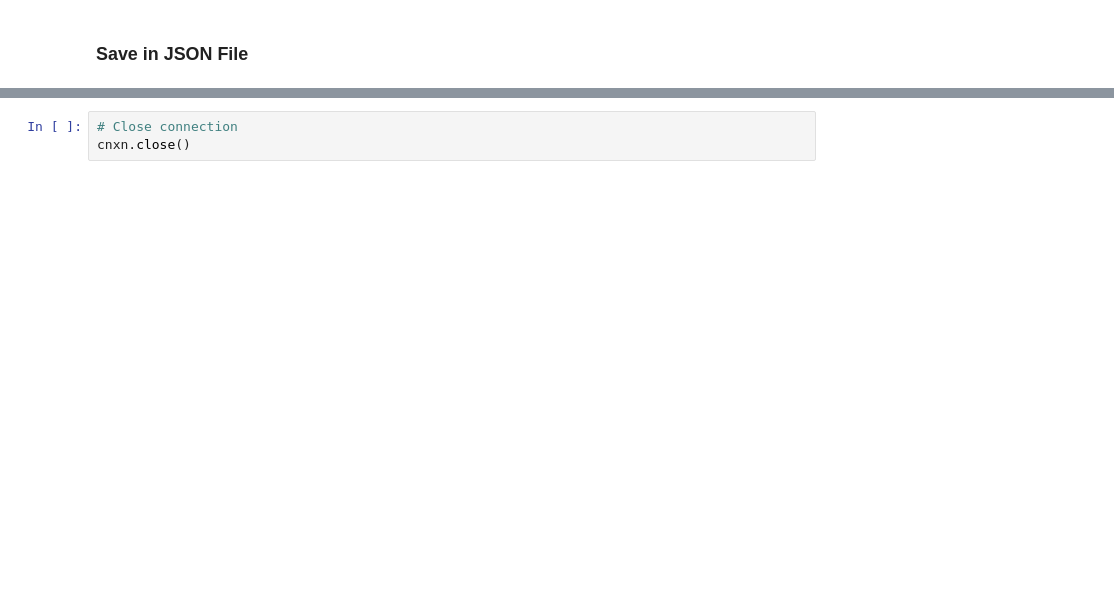
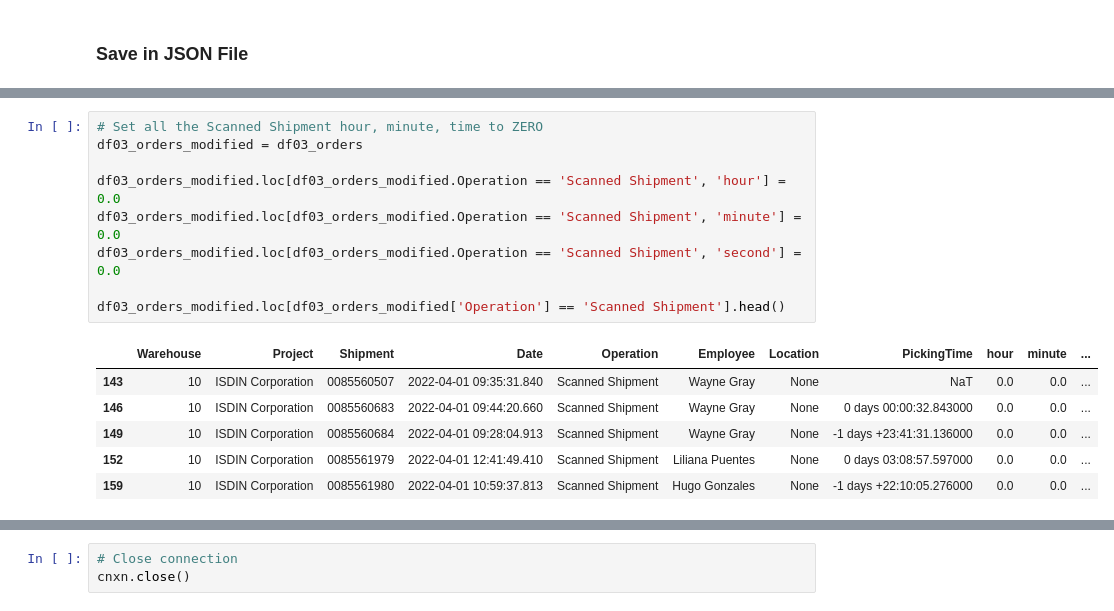
Before and after one commit to wdsrx/data_exploration, a Jupyter notebook: Operations.ipynb, the cells around one changed output, grey strips where cells are left out. Drawn from its saved outputs; the diff is of its cells as text; blank space fills up the shorter version.

```diff
--- a/Operations.ipynb
+++ b/Operations.ipynb
@@ -538,0 +543,16 @@ df03_group.tail(50)
+# %%
+# Set all the Scanned Shipment hour, minute, time to ZERO
+df03_orders_modified = df03_orders
+
+df03_orders_modified.loc[df03_orders_modified.Operation == 'Scanned Shipment', 'hour'] = 0.0
+df03_orders_modified.loc[df03_orders_modified.Operation == 'Scanned Shipment', 'minute'] = 0.0
+df03_orders_modified.loc[df03_orders_modified.Operation == 'Scanned Shipment', 'second'] = 0.0
+
+df03_orders_modified.loc[df03_orders_modified['Operation'] == 'Scanned Shipment'].head()
+# %% [output]
+|  | Warehouse | Project | Shipment | Date | Operation | Employee | Location | PickingTime | hour | minute | ... |
+| 143 | 10 | ISDIN Corporation | 0085560507 | 2022-04-01 09:35:31.840 | Scanned Shipment | Wayne Gray | None | NaT | 0.0 | 0.0 | ... |
+| 146 | 10 | ISDIN Corporation | 0085560683 | 2022-04-01 09:44:20.660 | Scanned Shipment | Wayne Gray | None | 0 days 00:00:32.843000 | 0.0 | 0.0 | ... |
+| 149 | 10 | ISDIN Corporation | 0085560684 | 2022-04-01 09:28:04.913 | Scanned Shipment | Wayne Gray | None | -1 days +23:41:31.136000 | 0.0 | 0.0 | ... |
+| 152 | 10 | ISDIN Corporation | 0085561979 | 2022-04-01 12:41:49.410 | Scanned Shipment | Liliana Puentes | None | 0 days 03:08:57.597000 | 0.0 | 0.0 | ... |
+| 159 | 10 | ISDIN Corporation | 0085561980 | 2022-04-01 10:59:37.813 | Scanned Shipment | Hugo Gonzales | None | -1 days +22:10:05.276000 | 0.0 | 0.0 | ... |
```
Also changed, not shown: parts of 47 cells of this notebook, 20 other files.
